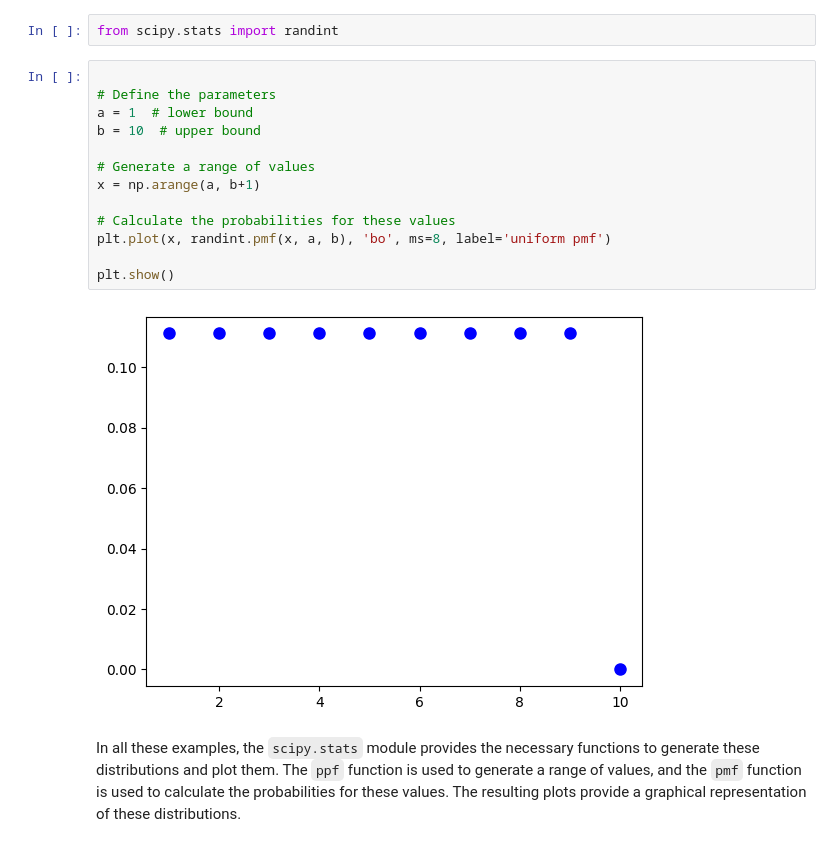
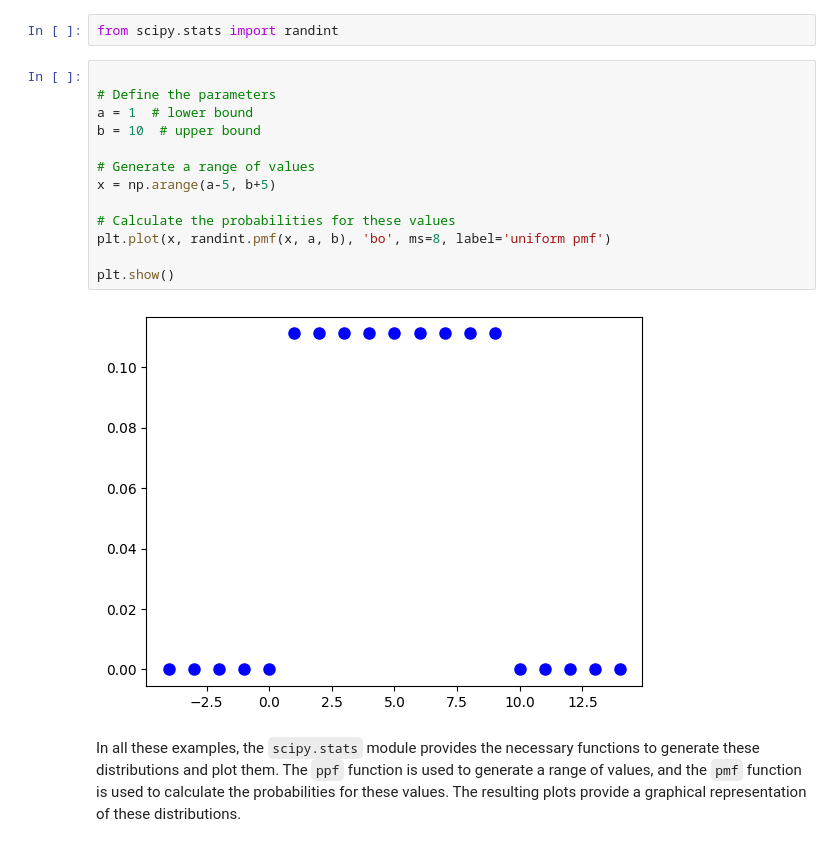
Before and after one commit to MR-ARMA/ML-Learning-Journey, a Jupyter notebook: ML/Machine-Learning-handbook/chapter_1_part_1.ipynb, the cells around one changed output. Saved outputs shown, nothing was run; the diff lists cells and outputs as text.

```diff
--- a/ML/Machine-Learning-handbook/chapter_1_part_1.ipynb
+++ b/ML/Machine-Learning-handbook/chapter_1_part_1.ipynb
@@ -191,18 +191,18 @@ from scipy.stats import randint
 # %%
 
 # Define the parameters
 a = 1  # lower bound
 b = 10  # upper bound
 
 # Generate a range of values
-x = np.arange(a, b+1)
+x = np.arange(a-5, b+5)
 
 # Calculate the probabilities for these values
 plt.plot(x, randint.pmf(x, a, b), 'bo', ms=8, label='uniform pmf')
 
 plt.show()
 # %% [output]
-[figure, old version]
+[figure, new version]
 # %% [markdown]
 In all these examples, the `scipy.stats` module provides the necessary functions to generate these distributions and plot them. The `ppf` function is used to generate a range of values, and the `pmf` function is used to calculate the probabilities for these values. The resulting plots provide a graphical representation of these distributions.
 # %% [markdown]
```
Also changed, not shown: parts of 1 cell of this notebook.
